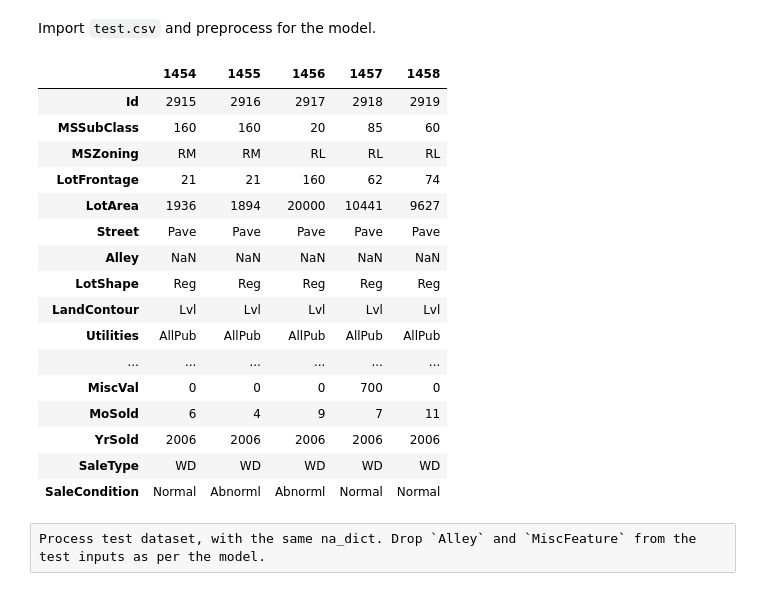
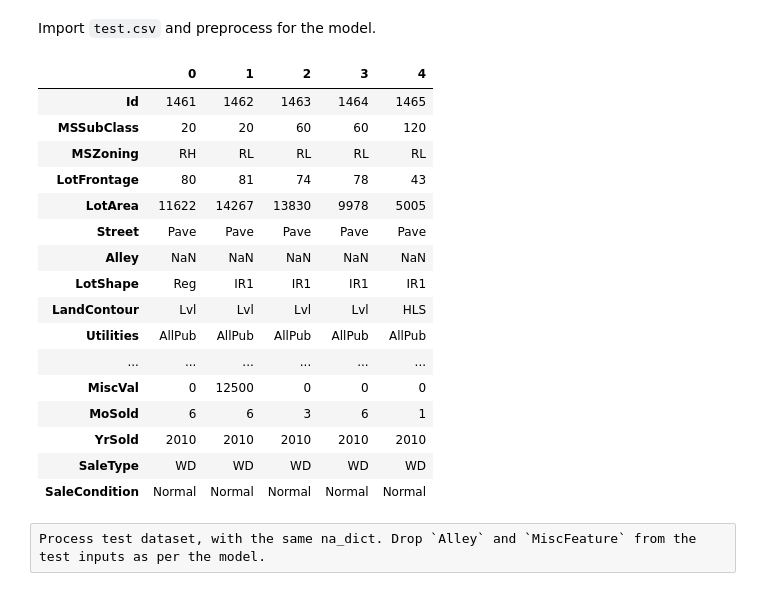
Before and after one commit to samC3/mediumai, a Jupyter notebook: kaggle/house-price/tristan/house_prices.ipynb, the cells around one changed output. Cells and saved outputs as stored; diff of their text form; code cells hidden in the pictures.

```diff
--- a/kaggle/house-price/tristan/house_prices.ipynb
+++ b/kaggle/house-price/tristan/house_prices.ipynb
@@ -460,25 +460,25 @@ df_test_raw = pd.read_csv(f'{PATH}test.csv', low_memory=False)
 # %%
 train_cats(df_test_raw)
 # %%
-display_all(df_test_raw.tail().T)
+display_all(df_test_raw.head().T)
 # %% [output]
-|  | 1454 | 1455 | 1456 | 1457 | 1458 |
-| Id | 2915 | 2916 | 2917 | 2918 | 2919 |
-| MSSubClass | 160 | 160 | 20 | 85 | 60 |
-| MSZoning | RM | RM | RL | RL | RL |
-| LotFrontage | 21 | 21 | 160 | 62 | 74 |
-| LotArea | 1936 | 1894 | 20000 | 10441 | 9627 |
+|  | 0 | 1 | 2 | 3 | 4 |
+| Id | 1461 | 1462 | 1463 | 1464 | 1465 |
+| MSSubClass | 20 | 20 | 60 | 60 | 120 |
+| MSZoning | RH | RL | RL | RL | RL |
+| LotFrontage | 80 | 81 | 74 | 78 | 43 |
+| LotArea | 11622 | 14267 | 13830 | 9978 | 5005 |
 | Street | Pave | Pave | Pave | Pave | Pave |
 | Alley | NaN | NaN | NaN | NaN | NaN |
-| LotShape | Reg | Reg | Reg | Reg | Reg |
-| LandContour | Lvl | Lvl | Lvl | Lvl | Lvl |
+| LotShape | Reg | IR1 | IR1 | IR1 | IR1 |
+| LandContour | Lvl | Lvl | Lvl | Lvl | HLS |
 | Utilities | AllPub | AllPub | AllPub | AllPub | AllPub |
 | ... | ... | ... | ... | ... | ... |
-| MiscVal | 0 | 0 | 0 | 700 | 0 |
-| MoSold | 6 | 4 | 9 | 7 | 11 |
-| YrSold | 2006 | 2006 | 2006 | 2006 | 2006 |
+| MiscVal | 0 | 12500 | 0 | 0 | 0 |
+| MoSold | 6 | 6 | 3 | 6 | 1 |
+| YrSold | 2010 | 2010 | 2010 | 2010 | 2010 |
 | SaleType | WD | WD | WD | WD | WD |
-| SaleCondition | Normal | Abnorml | Abnorml | Normal | Normal |
+| SaleCondition | Normal | Normal | Normal | Normal | Normal |
 # %% [raw]
 Process test dataset, with the same na_dict. Drop `Alley` and `MiscFeature` from the test inputs as per the model.
 # %%
```
Also changed, not shown: parts of 7 cells of this notebook, 1 other file.
